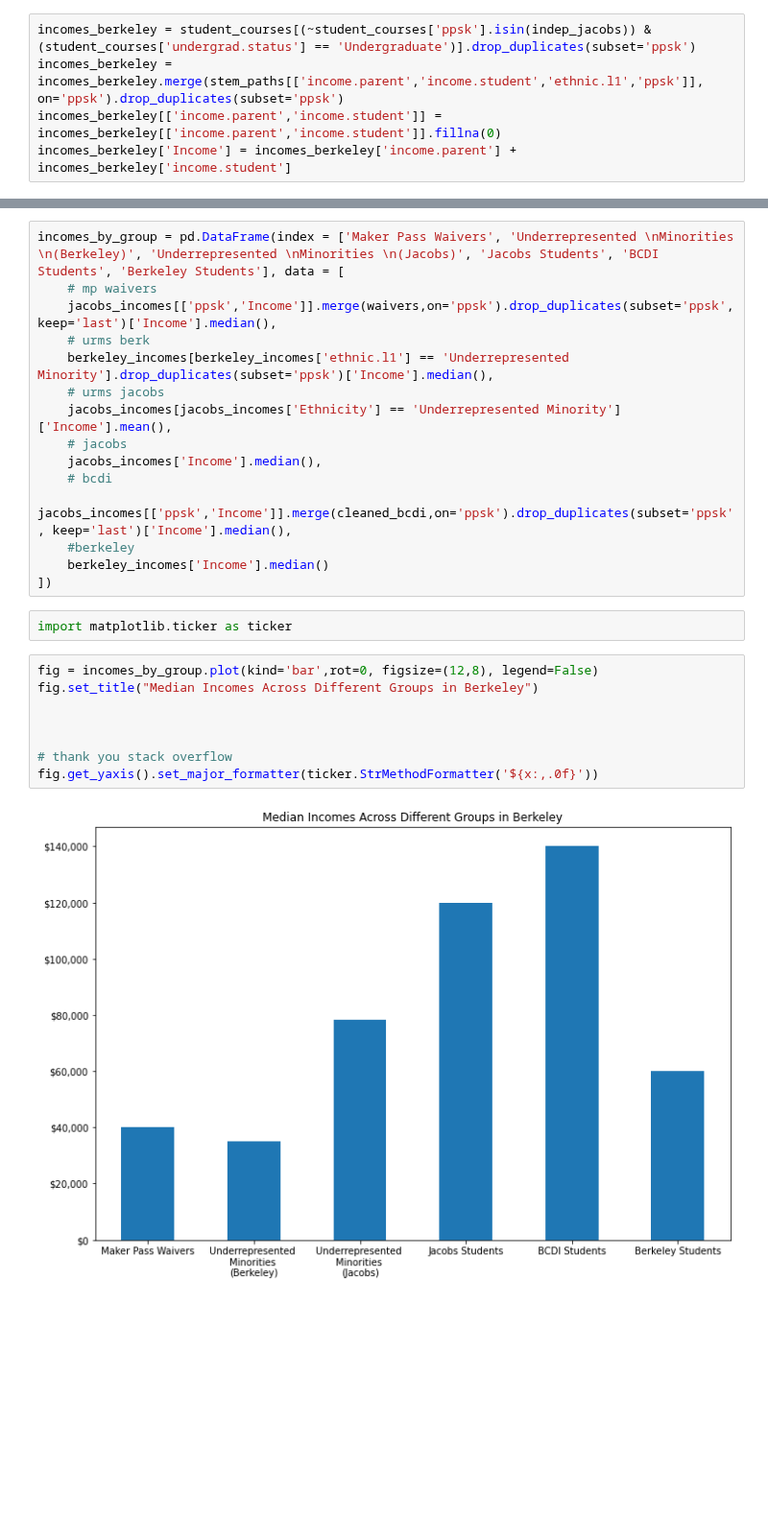
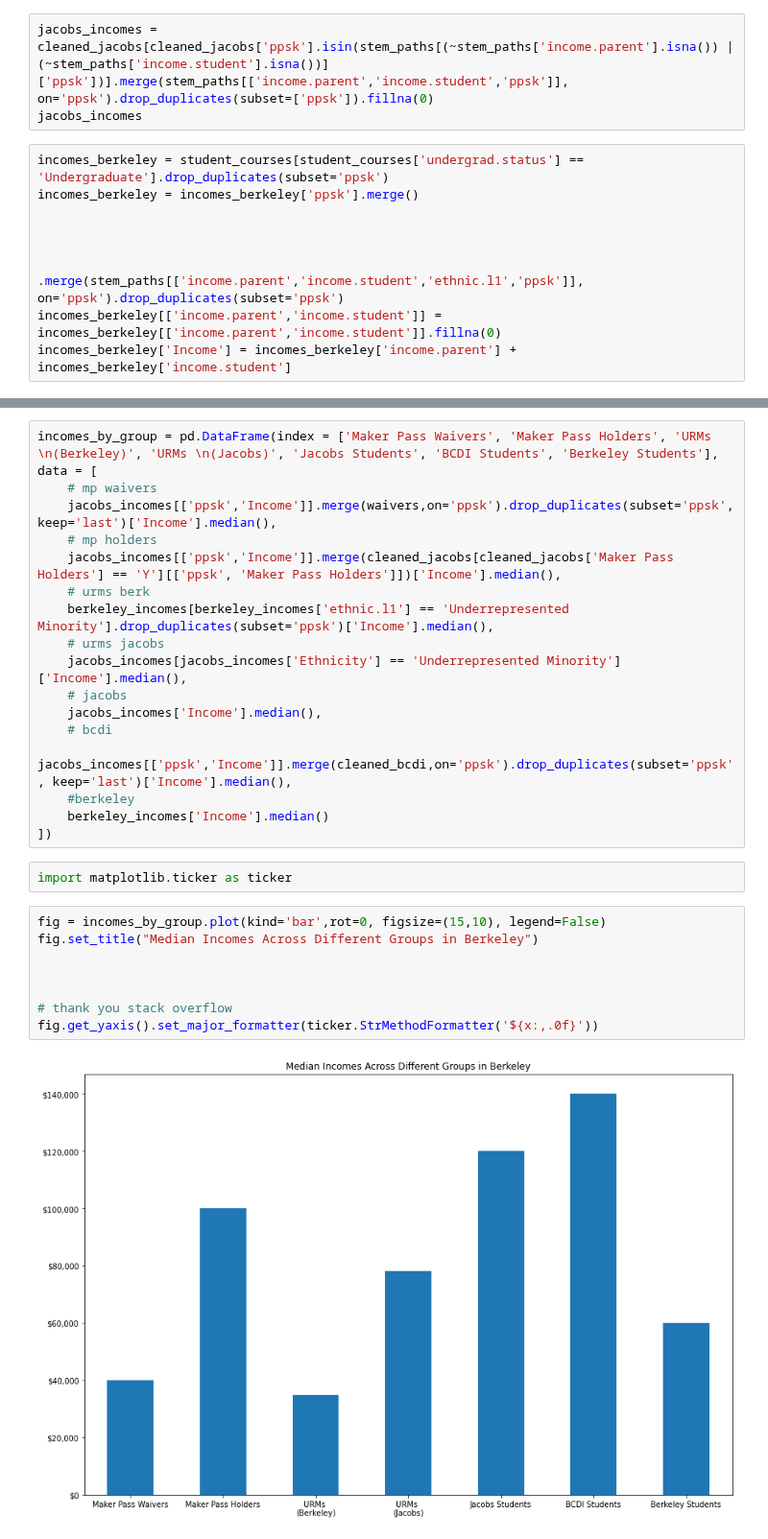
Before and after one commit to PaulDTP/Berkeley_Jacobs, a Jupyter notebook: urm_ls.ipynb, the cells around one changed output, grey strips where cells are left out. Shown at 96% size. Cells and saved outputs as stored; diff of their text form; blank space fills up the shorter version.

```diff
--- a/urm_ls.ipynb
+++ b/urm_ls.ipynb
@@ -333,9 +333,17 @@ Text(0.5, 0, 'Number of Students; n = 183')
 [figure]
 # %%
 indep_jacobs = jacobs_incomes[jacobs_incomes['income.student'] != 0]
+# %%
+jacobs_incomes = cleaned_jacobs[cleaned_jacobs['ppsk'].isin(stem_paths[(~stem_paths['income.parent'].isna()) | (~stem_paths['income.student'].isna())]['ppsk'])].merge(stem_paths[['income.parent','income.student','ppsk']], on='ppsk').drop_duplicates(subset=['ppsk']).fillna(0)
+jacobs_incomes
 # %%
-incomes_berkeley = student_courses[(~student_courses['ppsk'].isin(indep_jacobs)) & (student_courses['undergrad.status'] == 'Undergraduate')].drop_duplicates(subset='ppsk')
-incomes_berkeley = incomes_berkeley.merge(stem_paths[['income.parent','income.student','ethnic.l1','ppsk']], on='ppsk').drop_duplicates(subset='ppsk')
+incomes_berkeley = student_courses[student_courses['undergrad.status'] == 'Undergraduate'].drop_duplicates(subset='ppsk')
+incomes_berkeley = incomes_berkeley['ppsk'].merge()
+
+
+
+
+.merge(stem_paths[['income.parent','income.student','ethnic.l1','ppsk']], on='ppsk').drop_duplicates(subset='ppsk')
 incomes_berkeley[['income.parent','income.student']] = incomes_berkeley[['income.parent','income.student']].fillna(0)
 incomes_berkeley['Income'] = incomes_berkeley['income.parent'] + incomes_berkeley['income.student']
 # %%
@@ -571,11 +601,13 @@ urm_income =
 # %%
-incomes_by_group = pd.DataFrame(index = ['Maker Pass Waivers', 'Underrepresented \nMinorities \n(Berkeley)', 'Underrepresented \nMinorities \n(Jacobs)', 'Jacobs Students', 'BCDI Students', 'Berkeley Students'], data = [
+incomes_by_group = pd.DataFrame(index = ['Maker Pass Waivers', 'Maker Pass Holders', 'URMs \n(Berkeley)', 'URMs \n(Jacobs)', 'Jacobs Students', 'BCDI Students', 'Berkeley Students'], data = [
     # mp waivers
     jacobs_incomes[['ppsk','Income']].merge(waivers,on='ppsk').drop_duplicates(subset='ppsk', keep='last')['Income'].median(),
+    # mp holders
+    jacobs_incomes[['ppsk','Income']].merge(cleaned_jacobs[cleaned_jacobs['Maker Pass Holders'] == 'Y'][['ppsk', 'Maker Pass Holders']])['Income'].median(),
     # urms berk
     berkeley_incomes[berkeley_incomes['ethnic.l1'] == 'Underrepresented Minority'].drop_duplicates(subset='ppsk')['Income'].median(),
     # urms jacobs
-    jacobs_incomes[jacobs_incomes['Ethnicity'] == 'Underrepresented Minority']['Income'].mean(),
+    jacobs_incomes[jacobs_incomes['Ethnicity'] == 'Underrepresented Minority']['Income'].median(),
     # jacobs
     jacobs_incomes['Income'].median(),
     # bcdi
@@ -586,12 +618,12 @@ incomes_by_group = pd.DataFrame(index = ['Maker Pass Waivers', 'Underrepresented
 # %%
 import matplotlib.ticker as ticker
 # %%
-fig = incomes_by_group.plot(kind='bar',rot=0, figsize=(12,8), legend=False)
+fig = incomes_by_group.plot(kind='bar',rot=0, figsize=(15,10), legend=False)
 fig.set_title("Median Incomes Across Different Groups in Berkeley")
 
 
 
 # thank you stack overflow
 fig.get_yaxis().set_major_formatter(ticker.StrMethodFormatter('${x:,.0f}'))
 # %% [output]
-[figure, old version]
+[figure, new version]
```
Also changed, not shown: parts of 5 cells of this notebook, 2 other files.
